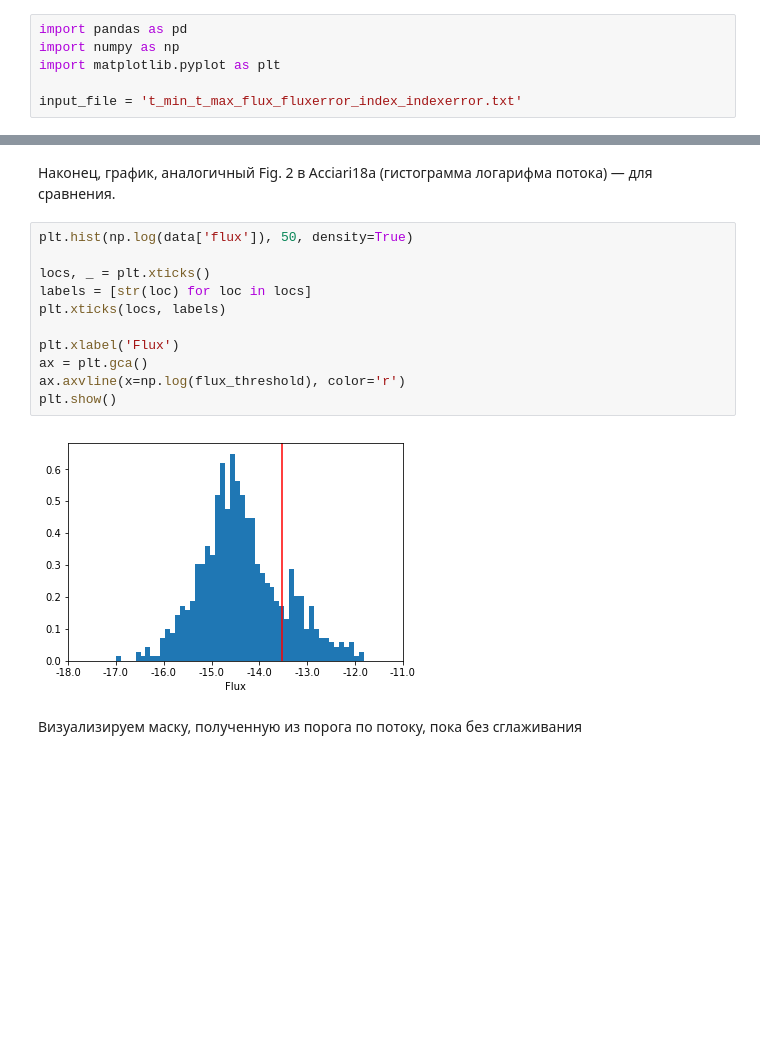
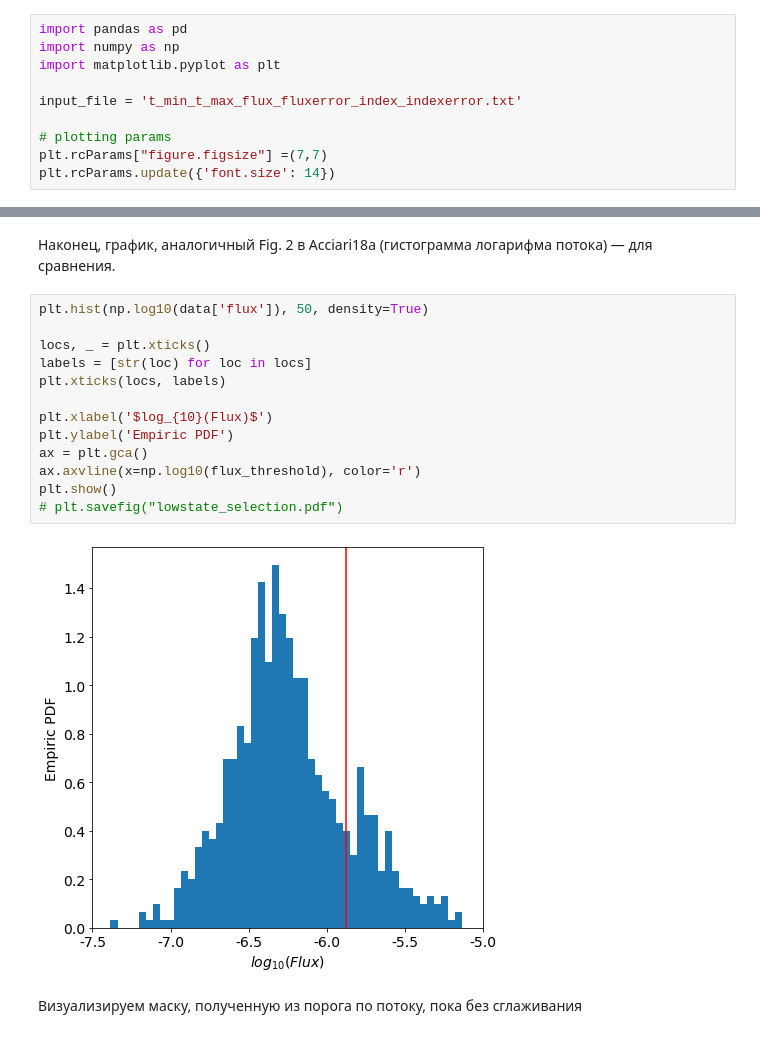
Before and after one commit to nj-vs-vh/fermi-pks1510-089, a Jupyter notebook: lowstate_selection.ipynb, the cells around one changed output, grey strips where cells are left out. Drawn from its saved outputs; the diff is of its cells as text; blank space fills up the shorter version.

```diff
--- a/lowstate_selection.ipynb
+++ b/lowstate_selection.ipynb
@@ -6,6 +6,10 @@ import numpy as np
 import matplotlib.pyplot as plt
 
 input_file = 't_min_t_max_flux_fluxerror_index_indexerror.txt'
+
+# plotting params
+plt.rcParams["figure.figsize"] =(7,7)
+plt.rcParams.update({'font.size': 14})
 # %% [markdown]
 ## Чтение и подготовка данных
 # %%
@@ -207,18 +217,20 @@ plt.savefig('flux_hist_fitted.png')
 # %% [markdown]
 Наконец, график, аналогичный Fig. 2 в Acciari18a (гистограмма логарифма потока) — для сравнения.
 # %%
-plt.hist(np.log(data['flux']), 50, density=True)
+plt.hist(np.log10(data['flux']), 50, density=True)
 
 locs, _ = plt.xticks()
 labels = [str(loc) for loc in locs]
 plt.xticks(locs, labels)
 
-plt.xlabel('Flux')
+plt.xlabel('$log_{10}(Flux)$')
+plt.ylabel('Empiric PDF')
 ax = plt.gca()
-ax.axvline(x=np.log(flux_threshold), color='r')
+ax.axvline(x=np.log10(flux_threshold), color='r')
 plt.show()
+# plt.savefig("lowstate_selection.pdf")
 # %% [output]
-[figure, old version]
+[figure, new version]
 # %% [markdown]
 Визуализируем маску, полученную из порога по потоку, пока без сглаживания
 # %%
```
Also changed, not shown: parts of 7 cells of this notebook, 1 other file.
